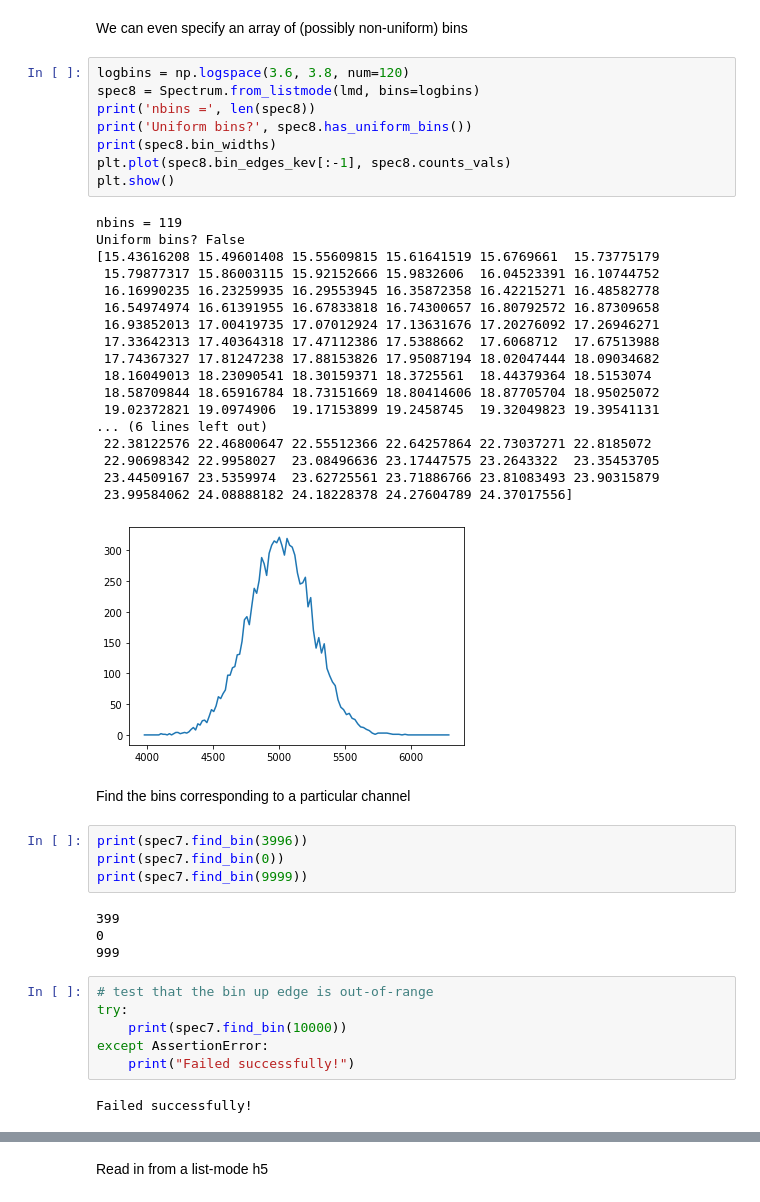
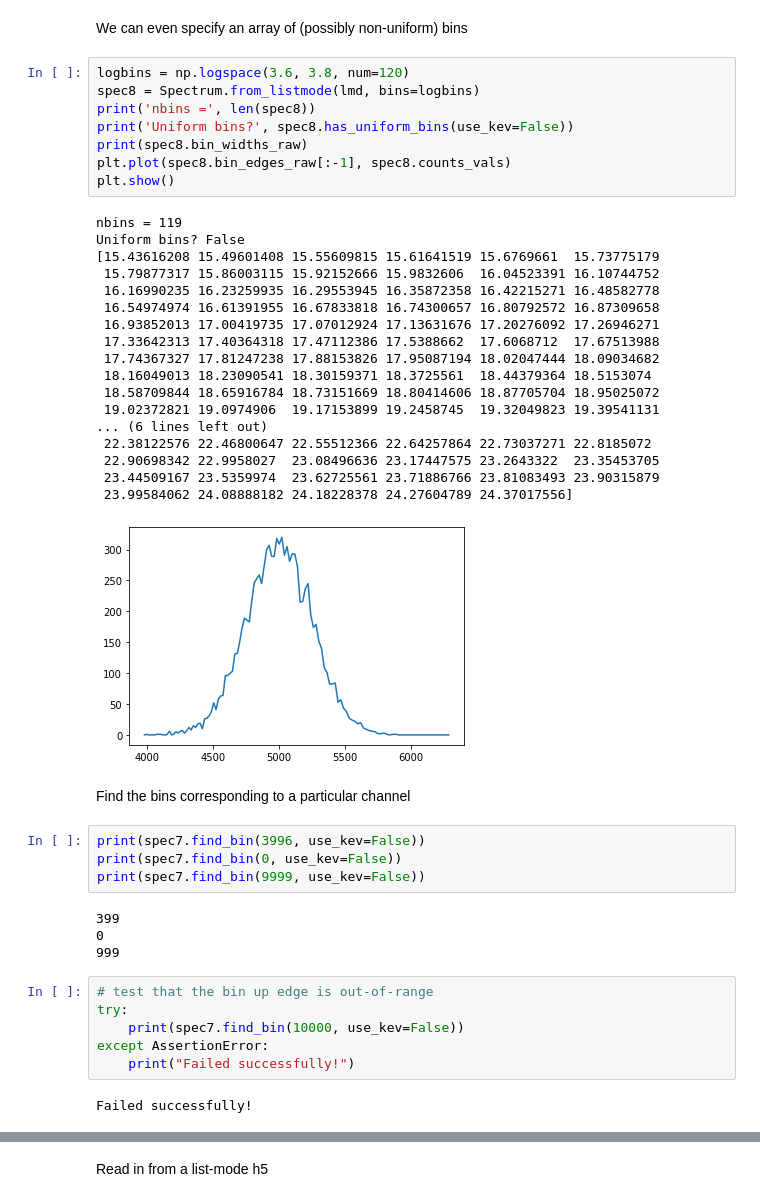
Before and after one commit to lbl-anp/becquerel, a Jupyter notebook: examples/spectrum.ipynb, the cells around one changed output, grey strips where cells are left out. Saved outputs shown, nothing was run; the diff lists cells and outputs as text.

```diff
--- a/examples/spectrum.ipynb
+++ b/examples/spectrum.ipynb
@@ -259,36 +258,36 @@ We can even specify an array of (possibly non-uniform) bins
 # %%
 logbins = np.logspace(3.6, 3.8, num=120)
 spec8 = Spectrum.from_listmode(lmd, bins=logbins)
 print('nbins =', len(spec8))
-print('Uniform bins?', spec8.has_uniform_bins())
-print(spec8.bin_widths)
-plt.plot(spec8.bin_edges_kev[:-1], spec8.counts_vals)
+print('Uniform bins?', spec8.has_uniform_bins(use_kev=False))
+print(spec8.bin_widths_raw)
+plt.plot(spec8.bin_edges_raw[:-1], spec8.counts_vals)
 plt.show()
 # %% [output]
 nbins = 119
 Uniform bins? False
 [15.43616208 15.49601408 15.55609815 15.61641519 15.6769661  15.73775179
  15.79877317 15.86003115 15.92152666 15.9832606  16.04523391 16.10744752
  16.16990235 16.23259935 16.29553945 16.35872358 16.42215271 16.48582778
  16.54974974 16.61391955 16.67833818 16.74300657 16.80792572 16.87309658
  16.93852013 17.00419735 17.07012924 17.13631676 17.20276092 17.26946271
  17.33642313 17.40364318 17.47112386 17.5388662  17.6068712  17.67513988
  17.74367327 17.81247238 17.88153826 17.95087194 18.02047444 18.09034682
  18.16049013 18.23090541 18.30159371 18.3725561  18.44379364 18.5153074
  18.58709844 18.65916784 18.73151669 18.80414606 18.87705704 18.95025072
  19.02372821 19.0974906  19.17153899 19.2458745  19.32049823 19.39541131
 ... (6 lines left out)
  22.38122576 22.46800647 22.55512366 22.64257864 22.73037271 22.8185072
  22.90698342 22.9958027  23.08496636 23.17447575 23.2643322  23.35453705
  23.44509167 23.5359974  23.62725561 23.71886766 23.81083493 23.90315879
  23.99584062 24.08888182 24.18228378 24.27604789 24.37017556]
-[figure, old version]
+[figure, new version]
 # %% [markdown]
 Find the bins corresponding to a particular channel
 # %%
-print(spec7.find_bin(3996))
-print(spec7.find_bin(0))
-print(spec7.find_bin(9999))
+print(spec7.find_bin(3996, use_kev=False))
+print(spec7.find_bin(0, use_kev=False))
+print(spec7.find_bin(9999, use_kev=False))
 # %% [output]
 399
 0
@@ -296,7 +295,7 @@ print(spec7.find_bin(9999))
 # %%
 # test that the bin up edge is out-of-range
 try:
-    print(spec7.find_bin(10000))
+    print(spec7.find_bin(10000, use_kev=False))
 except AssertionError:
     print("Failed successfully!")
 # %% [output]
```
Also changed, not shown: parts of 8 cells of this notebook, 1 other file.
